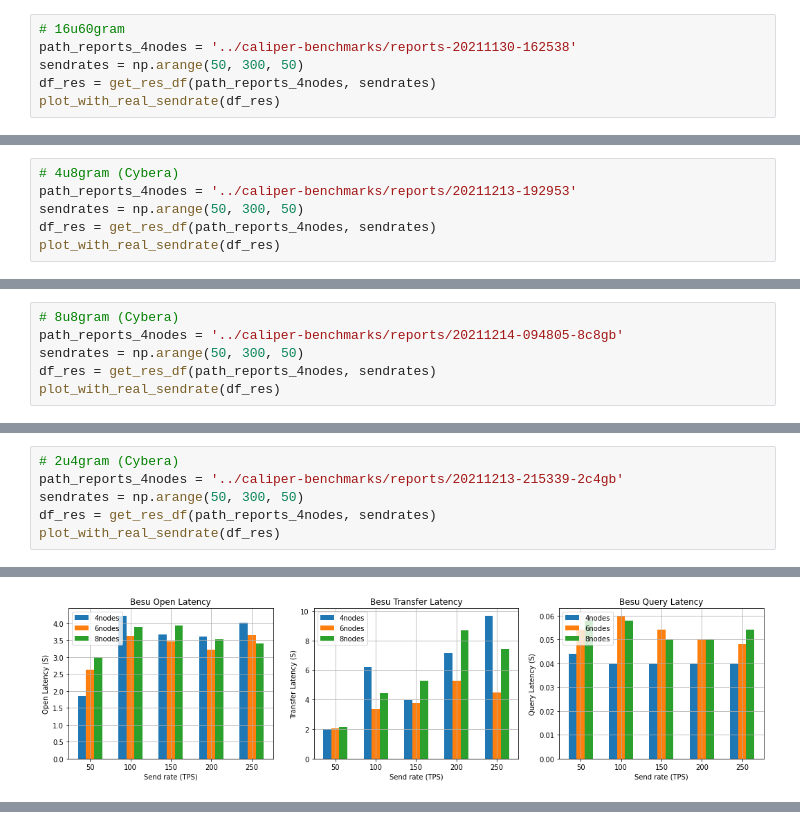
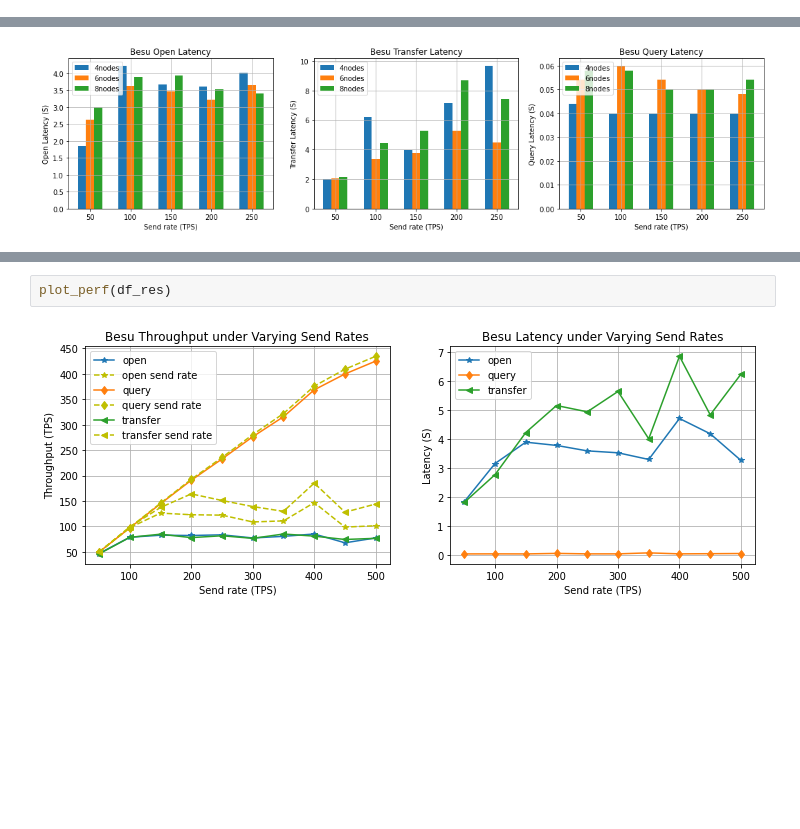
Before and after one commit to CaixiangFan/besu-benchmark, a Jupyter notebook: src/data_process.ipynb, the cells around one changed output, grey strips where cells are left out. Saved outputs shown, nothing was run; the diff lists cells and outputs as text; blank space fills up the shorter version.

```diff
--- a/src/data_process.ipynb
+++ b/src/data_process.ipynb
@@ -161,6 +71,0 @@ plot_with_real_sendrate(df_res)
-# %%
-# 16u60gram
-path_reports_4nodes = '../caliper-benchmarks/reports-20211130-162538'
-sendrates = np.arange(50, 300, 50)
-df_res = get_res_df(path_reports_4nodes, sendrates)
-plot_with_real_sendrate(df_res)
@@ -169,6 +71,0 @@ plot_with_real_sendrate(df_res)
-# %%
-# 4u8gram (Cybera)
-path_reports_4nodes = '../caliper-benchmarks/reports/20211213-192953'
-sendrates = np.arange(50, 300, 50)
-df_res = get_res_df(path_reports_4nodes, sendrates)
-plot_with_real_sendrate(df_res)
@@ -177,6 +71,0 @@ plot_with_real_sendrate(df_res)
-# %%
-# 8u8gram (Cybera)
-path_reports_4nodes = '../caliper-benchmarks/reports/20211214-094805-8c8gb'
-sendrates = np.arange(50, 300, 50)
-df_res = get_res_df(path_reports_4nodes, sendrates)
-plot_with_real_sendrate(df_res)
@@ -185,6 +71,0 @@ plot_with_real_sendrate(df_res)
-# %%
-# 2u4gram (Cybera)
-path_reports_4nodes = '../caliper-benchmarks/reports/20211213-215339-2c4gb'
-sendrates = np.arange(50, 300, 50)
-df_res = get_res_df(path_reports_4nodes, sendrates)
-plot_with_real_sendrate(df_res)
@@ -544,0 +360,4 @@ plot_without_real_sendrate(df_res)
+# %%
+plot_perf(df_res)
+# %% [output]
+[figure, added]
```
Also changed, not shown: parts of 23 cells of this notebook, 2 other files.
